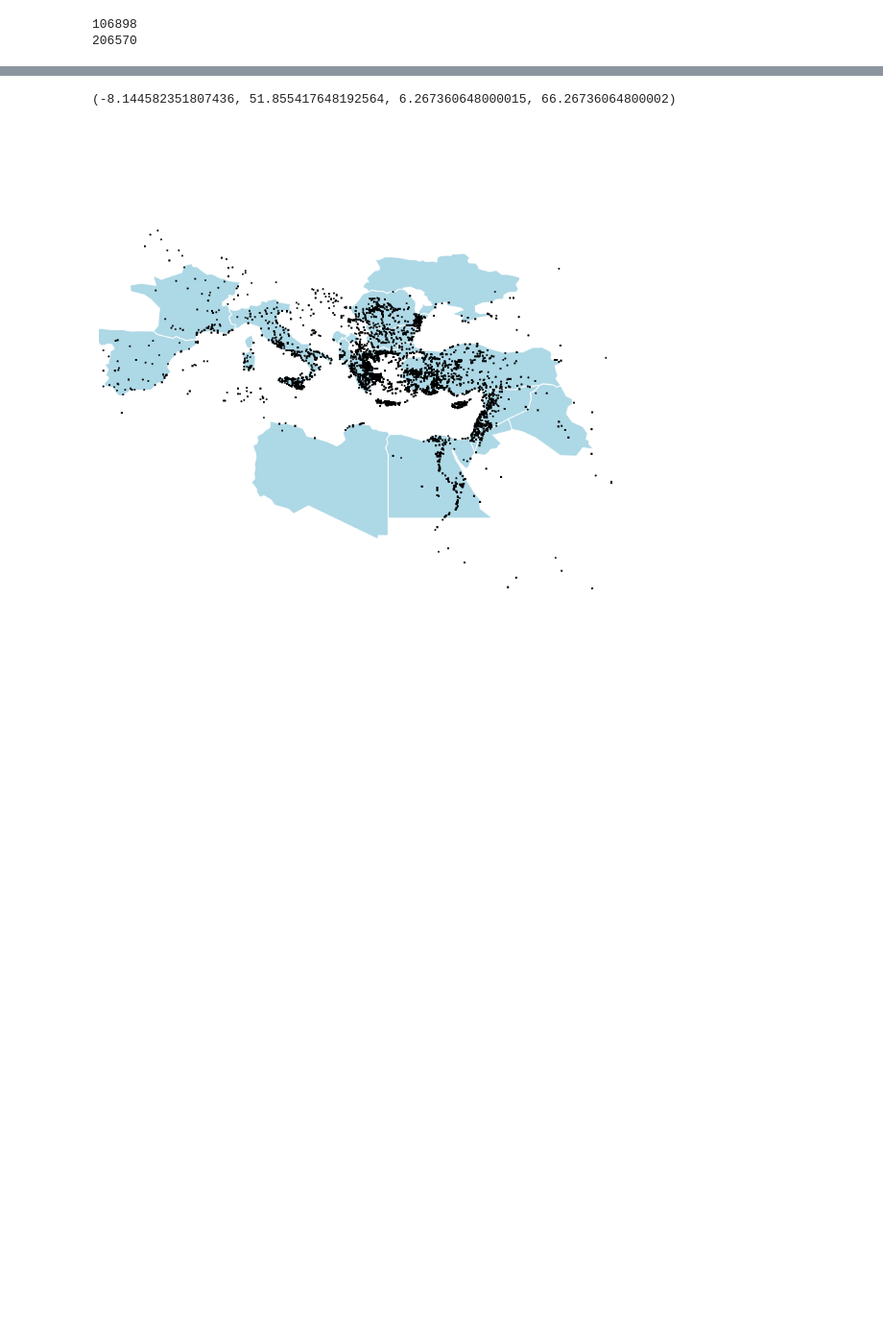
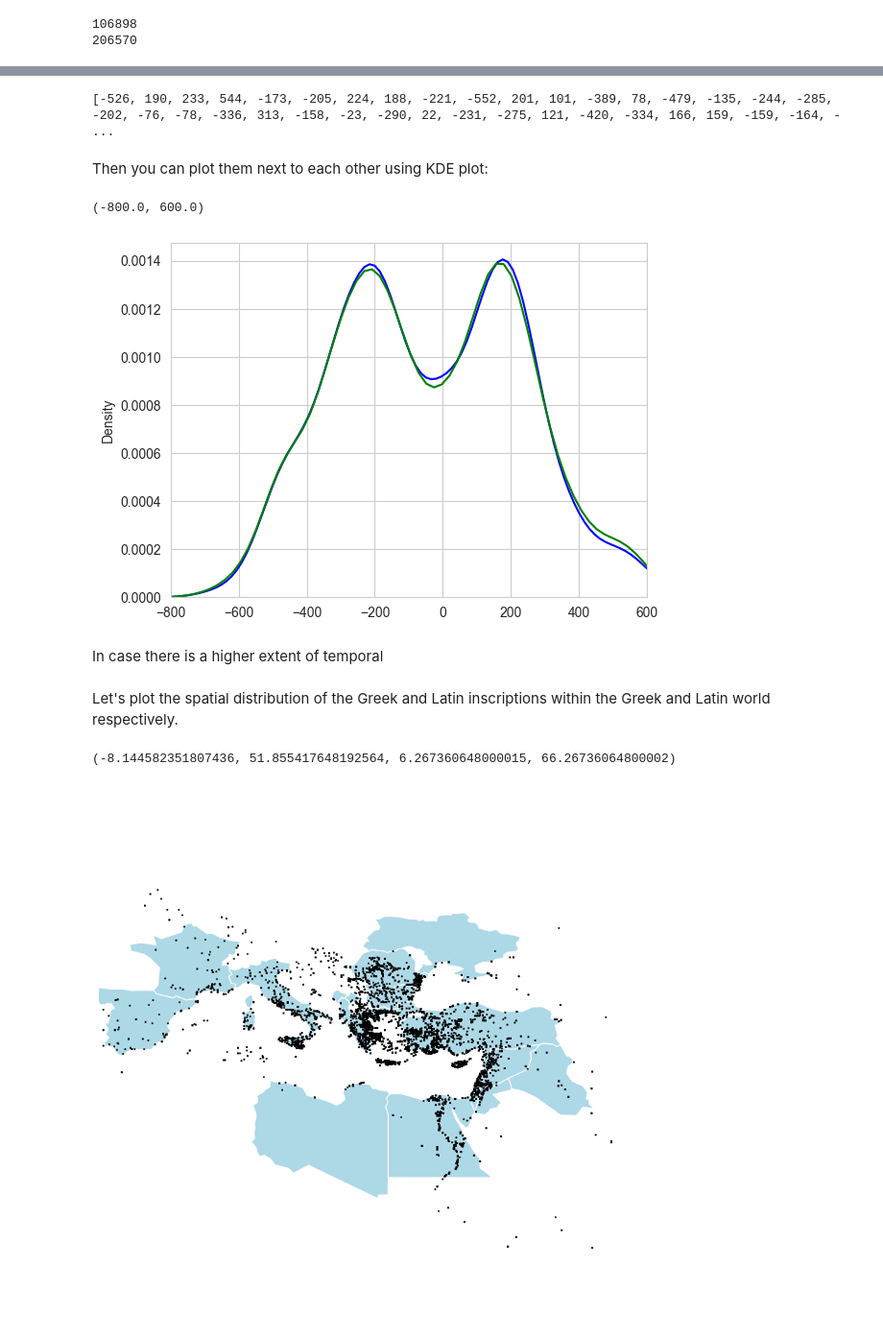
Before and after one commit to kasev/cultura_project, a Jupyter notebook: ancient_mediterranean/ancient_mediterranean_explorations.ipynb, the cells around one changed output, grey strips where cells are left out. Shown at 96% size. Drawn from its saved outputs; the diff is of its cells as text; code cells hidden in the pictures; blank space fills up the shorter version.

```diff
--- a/ancient_mediterranean/ancient_mediterranean_explorations.ipynb
+++ b/ancient_mediterranean/ancient_mediterranean_explorations.ipynb
@@ -232 +259,24 @@ GIST["random_dates"] = GIST.apply(lambda row: tempun.model_date(row["not_before"
+# %%
+GIST_dates_v1 = GIST.sample(5000)["random_dates"].apply(lambda x: x[0]).tolist()
+GIST_dates_v2 = GIST.sample(5000)["random_dates"].apply(lambda x: x[1]).tolist()
+# %%
+# now you have just the dates in form of singular year.
+print(GIST_dates_v1[:100])
+# %% [output]
+[-526, 190, 233, 544, -173, -205, 224, 188, -221, -552, 201, 101, -389, 78, -479, -135, -244, -285, -202, -76, -78, -336, 313, -158, -23, -290, 22, -231, -275, 121, -420, -334, 166, 159, -159, -164, - ...
+# %% [markdown]
+Then you can plot them next to each other using KDE plot:
+# %%
+fig, ax = plt.subplots()
+sns.kdeplot(GIST_dates_v1, color="blue", ax=ax)
+sns.kdeplot(GIST_dates_v2, color="green", ax=ax)
+
+ax.set_xlim(-800, 600)
+# %% [output]
+(-800.0, 600.0)
+[figure, added]
+# %% [markdown]
+In case there is a higher extent of temporal
+# %% [markdown]
+Let's plot the spatial distribution of the Greek and Latin inscriptions within the Greek and Latin world respectively.
 # %%
```
Also changed, not shown: parts of 26 cells of this notebook, 5 other files.
